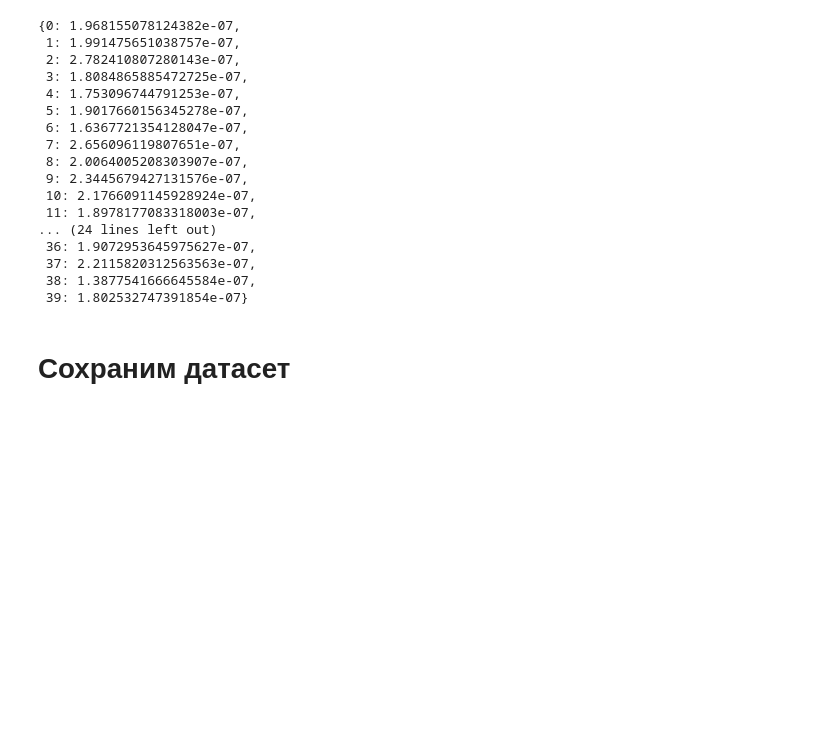
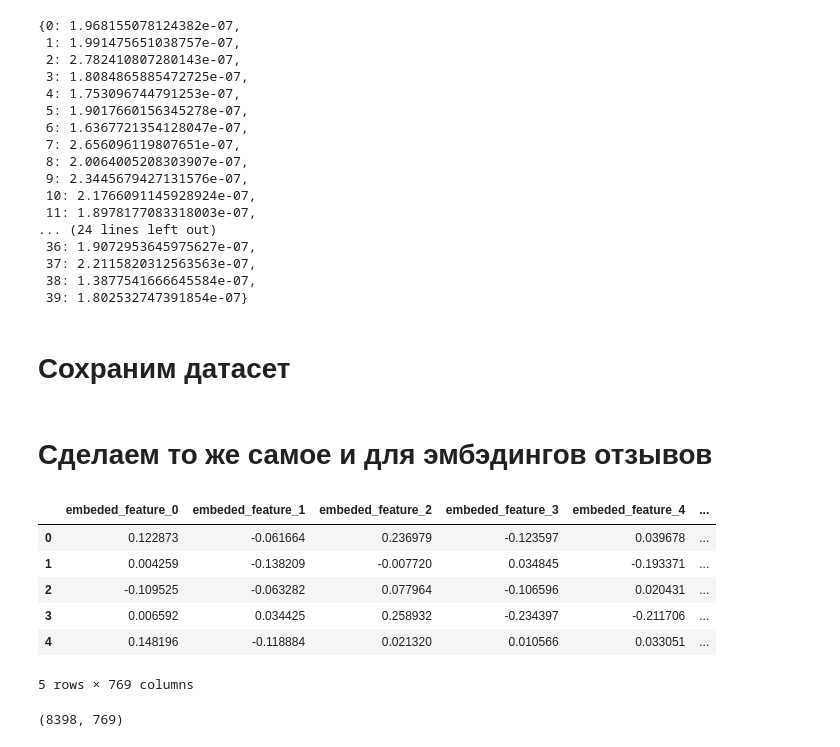
Before and after one commit to Romashka8/AmazonRecomendationSystem, a Jupyter notebook: src/dataloading/form_tonality_dataset.ipynb, the cells around one changed output. Drawn from its saved outputs; the diff is of its cells as text; code cells hidden in the pictures; blank space fills up the shorter version.

Commit message:
chore: update tonality dataset forming

```diff
--- a/src/dataloading/form_tonality_dataset.ipynb
+++ b/src/dataloading/form_tonality_dataset.ipynb
@@ -158,3 +158,41 @@ metric
 # %%
 save_folder = '/home/roman/Документы/AmazonRecomendationSystem/data/processed'
 res.to_csv(os.path.join(save_folder, 'tonality_embeded_dataset.csv'))
+# %% [markdown]
+# Сделаем то же самое и для эмбэдингов отзывов
+# %%
+sample_folder = '/home/roman/Документы/AmazonRecomendationSystem/data/raw/tonality/RewievsEmbedded'
+batches = len(os.listdir(sample_folder))
+file_template = 'state_epoch_'
+file_ext = '.csv'
+# %%
+res = pd.read_csv(
+        open(os.path.join(sample_folder, file_template + '0' + file_ext))
+    )
+batch_number = 1
+
+for batch in tqdm(range(1, batches), leave=False):
+    batch_df = pd.read_csv(
+        open(os.path.join(sample_folder, file_template + str(batch_number) + file_ext))
+    )
+    res = pd.concat([res, batch_df], axis=0)
+    batch_number += 1
+
+res.drop(res.columns[0], axis=1, inplace=True)
+res.columns = [f'embeded_feature_{i}' for i in range(res.shape[1] - 1)] + ['target']
+res.reset_index(inplace=True)
+res.drop(['index'], axis=1, inplace=True)
+# %%
+res.head()
+# %% [output]
+|  | embeded_feature_0 | embeded_feature_1 | embeded_feature_2 | embeded_feature_3 | embeded_feature_4 | ... |
+| 0 | 0.122873 | -0.061664 | 0.236979 | -0.123597 | 0.039678 | ... |
+| 1 | 0.004259 | -0.138209 | -0.007720 | 0.034845 | -0.193371 | ... |
+| 2 | -0.109525 | -0.063282 | 0.077964 | -0.106596 | 0.020431 | ... |
+| 3 | 0.006592 | 0.034425 | 0.258932 | -0.234397 | -0.211706 | ... |
+| 4 | 0.148196 | -0.118884 | 0.021320 | 0.010566 | 0.033051 | ... |
+5 rows × 769 columns
+# %%
+res.shape
+# %% [output]
+(8398, 769)
```
Also changed, not shown: parts of 1 cell of this notebook.
